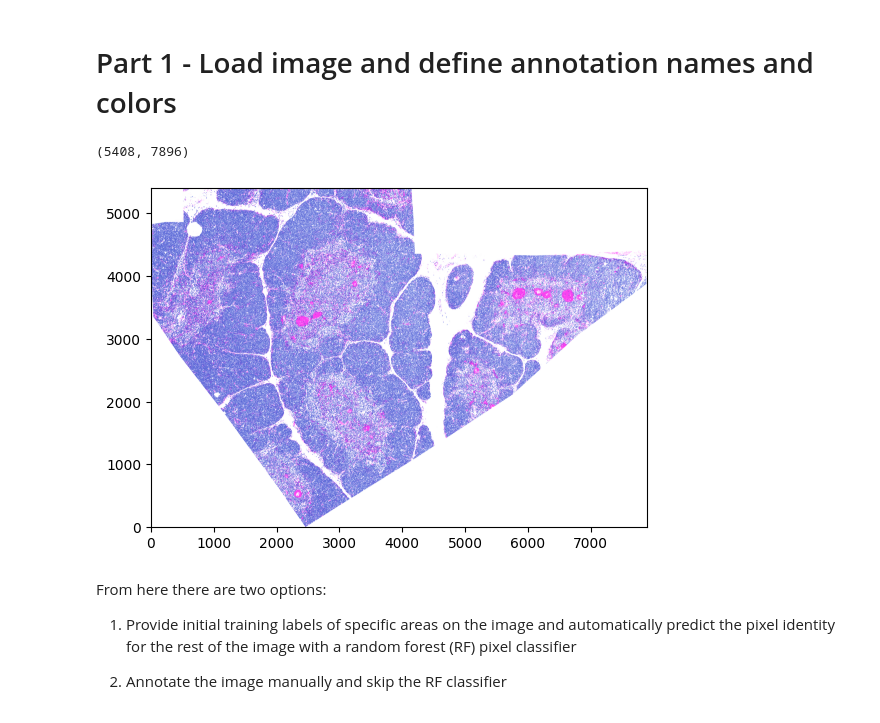
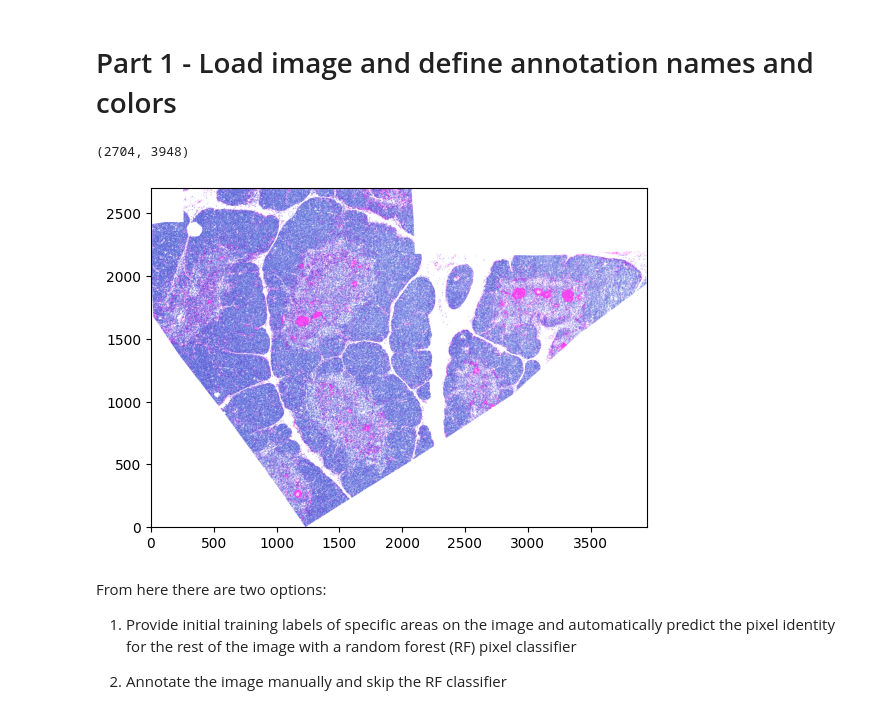
Before and after one commit to andr-kun/TissueTag, a Jupyter notebook: Tutorials/demo_flourscent_tissue_annotation.ipynb, the cells around one changed output. Cells and saved outputs as stored; diff of their text form; code cells hidden in the pictures.

Commit message:
Updated tutorial notebook and temporarily reverted overlay_image function

```diff
--- a/Tutorials/demo_flourscent_tissue_annotation.ipynb
+++ b/Tutorials/demo_flourscent_tissue_annotation.ipynb
@@ -28,18 +29,18 @@ pn.extension()
 # Part 1 - Load image and define annotation names and colors
 # %%
 # here you can either read a single image (grayscale or RGB) or generate a virtual H&E from 2 images
-Path = '' #directory of tissuetag repo
+Path = '../' #directory of tissuetag repo
 path = Path + 'data/tissue_tag_minimal_example_ibex/'
 im,_,ppm = tt.read_image(
     path=path+'Sample_05_THY45_Z5_ch0009.jpg', # nuclear
     contrast_factor=2,
     background_image_path=path+'Sample_05_THY45_Z5_ch0058.jpg', # panCK
     ppm_image=3.5198,
-    ppm_out=2,
+    ppm_out=1,
 )
 # %% [output]
-(5408, 7896)
+(2704, 3948)
-[figure, old version]
+[figure, new version]
 # %%
 # define tissue structures to annotate and colors.
 annodict = {
```
Also changed, not shown: parts of 5 cells of this notebook, 4 other files.
